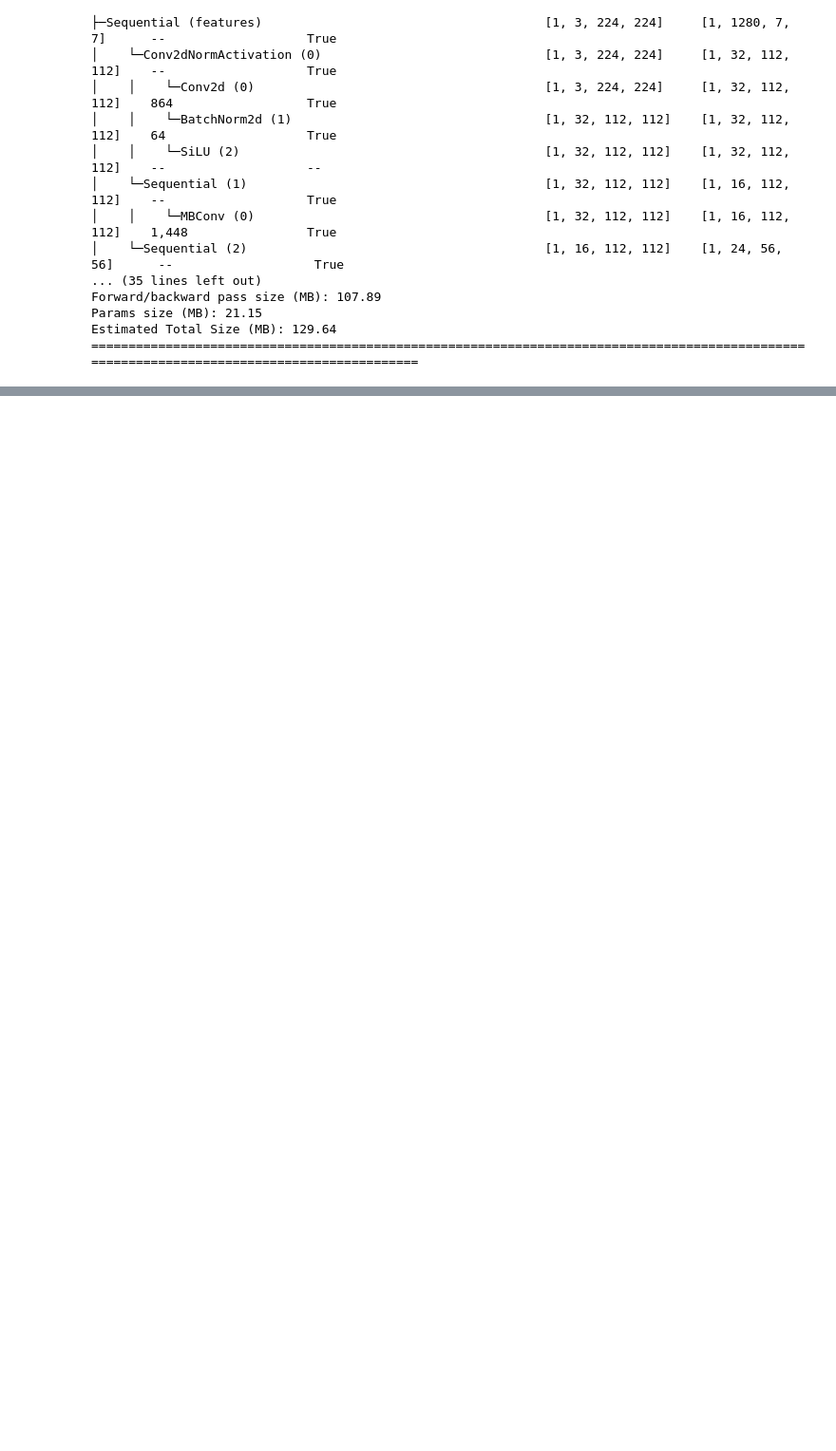
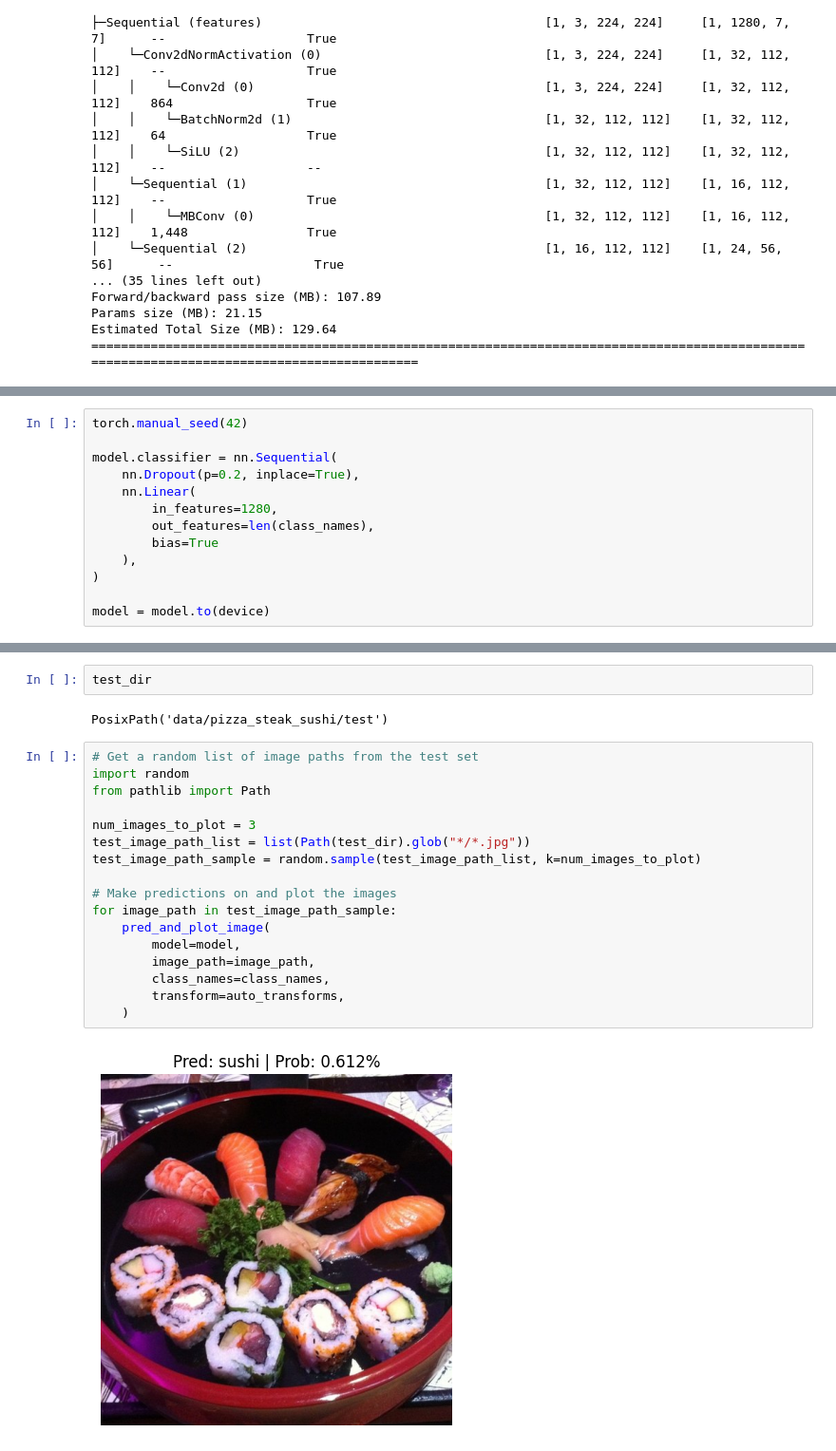
Before and after one commit to mchojna/pytorch-course, a Jupyter notebook: 06_pytorch_transfer_learning/06_pytorch_transfer_learning.ipynb, the cells around one changed output, grey strips where cells are left out. Shown at 95% size. Cells and saved outputs as stored; diff of their text form; blank space fills up the shorter version.

```diff
--- a/06_pytorch_transfer_learning/06_pytorch_transfer_learning.ipynb
+++ b/06_pytorch_transfer_learning/06_pytorch_transfer_learning.ipynb
@@ -278,0 +294,13 @@ Estimated Total Size (MB): 129.64
+# %%
+torch.manual_seed(42)
+
+model.classifier = nn.Sequential(
+    nn.Dropout(p=0.2, inplace=True),
+    nn.Linear(
+        in_features=1280,
+        out_features=len(class_names),
+        bias=True
+    ),
+)
+
+model = model.to(device)
@@ -278,0 +523,23 @@ Estimated Total Size (MB): 129.64
+# %%
+test_dir
+# %% [output]
+PosixPath('data/pizza_steak_sushi/test')
+# %%
+# Get a random list of image paths from the test set
+import random
+from pathlib import Path
+
+num_images_to_plot = 3
+test_image_path_list = list(Path(test_dir).glob("*/*.jpg"))
+test_image_path_sample = random.sample(test_image_path_list, k=num_images_to_plot)
+
+# Make predictions on and plot the images
+for image_path in test_image_path_sample:
+    pred_and_plot_image(
+        model=model,
+        image_path=image_path,
+        class_names=class_names,
+        transform=auto_transforms,
+    )
+# %% [output]
+[figure, added]
```
Also changed, not shown: parts of 17 cells of this notebook, 2 other files.
